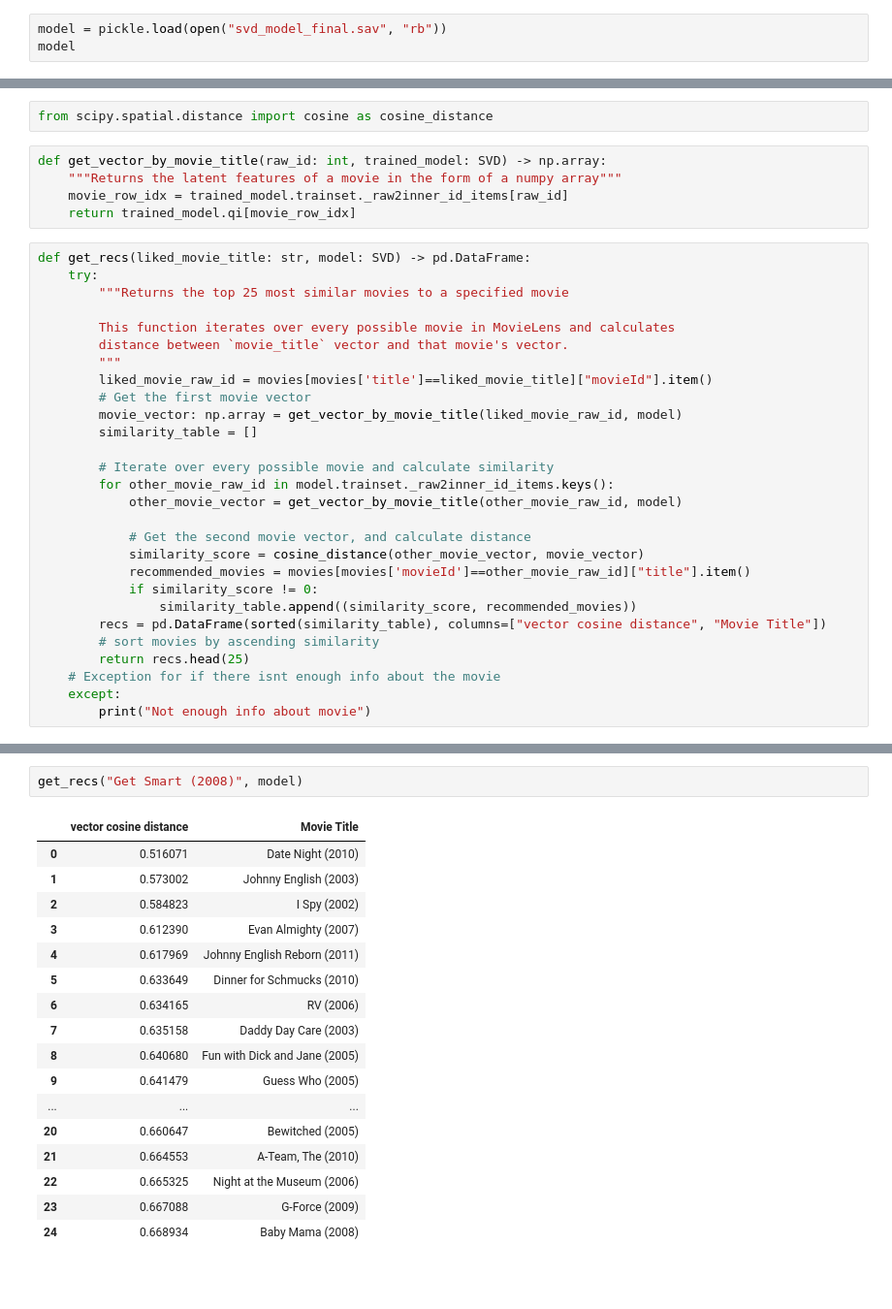
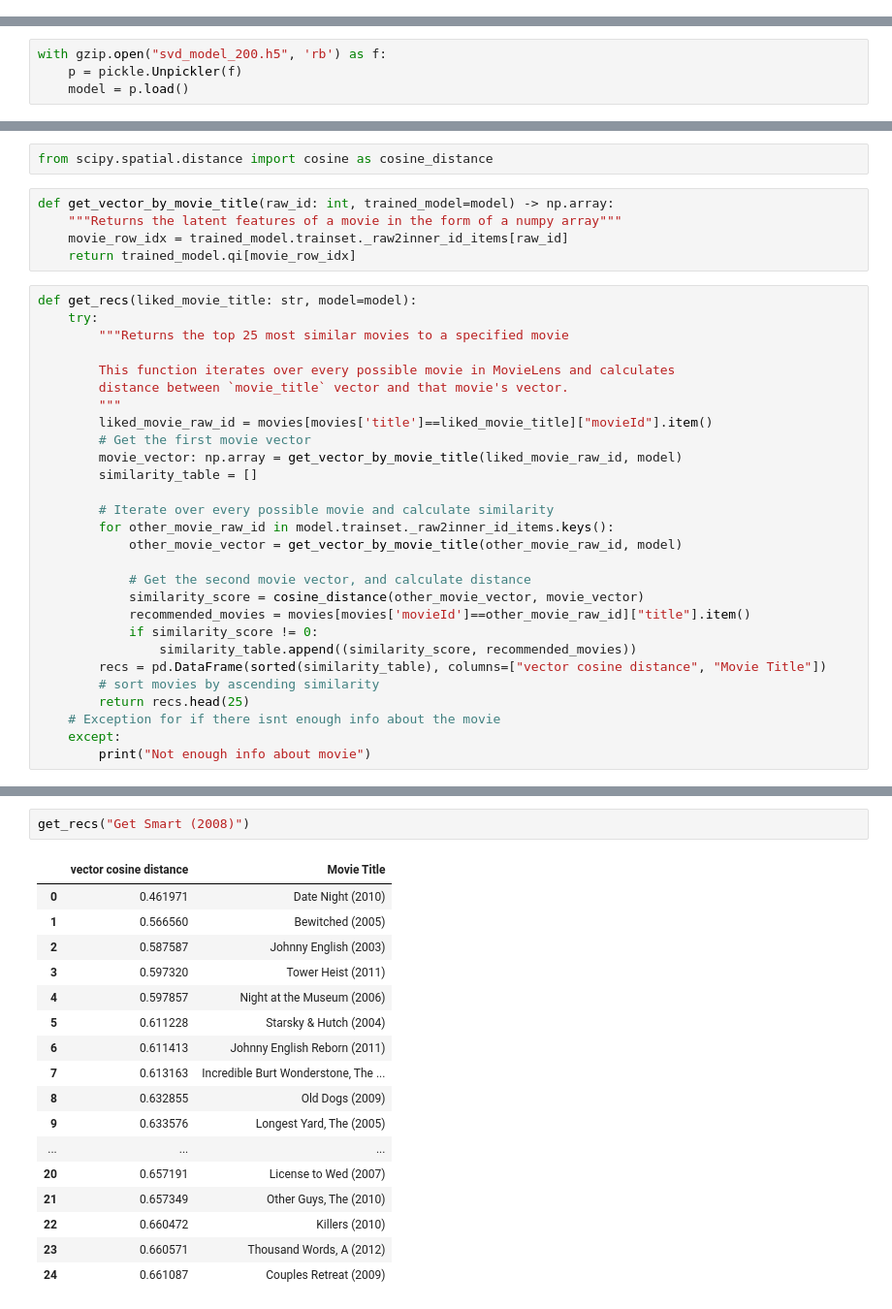
Before and after one commit to Techie5879/moviepp, a Jupyter notebook: predictor.ipynb, the cells around one changed output, grey strips where cells are left out. Shown at 97% size. Cells and saved outputs as stored; diff of their text form; blank space fills up the shorter version.

```diff
--- a/predictor.ipynb
+++ b/predictor.ipynb
@@ -22,6 +20,3 @@ movies
 | 62421 | 209169 | A Girl Thing (2001) | (no genres listed) |
 | 62422 | 209171 | Women of Devil's Island (1962) | Action|Adventure|Drama |
 62423 rows × 3 columns
-# %%
-model = pickle.load(open("svd_model_final.sav", "rb"))
-model
@@ -29,0 +23,4 @@ model
+# %%
+with gzip.open("svd_model_200.h5", 'rb') as f:
+    p = pickle.Unpickler(f)
+    model = p.load()
@@ -50,12 +51,12 @@ model.qi.shape
 # %%
 from scipy.spatial.distance import cosine as cosine_distance
 # %%
-def get_vector_by_movie_title(raw_id: int, trained_model: SVD) -> np.array:
+def get_vector_by_movie_title(raw_id: int, trained_model=model) -> np.array:
     """Returns the latent features of a movie in the form of a numpy array"""
     movie_row_idx = trained_model.trainset._raw2inner_id_items[raw_id]
     return trained_model.qi[movie_row_idx]
 # %%
-def get_recs(liked_movie_title: str, model: SVD) -> pd.DataFrame:
+def get_recs(liked_movie_title: str, model=model):
     try:
         """Returns the top 25 most similar movies to a specified movie
 
@@ -209,21 +210,21 @@ get_recs("Avengers: Age of Ultron (2015)", model)
 # %%
-get_recs("Get Smart (2008)", model)
+get_recs("Get Smart (2008)")
 # %% [output]
 |  | vector cosine distance | Movie Title |
-| 0 | 0.516071 | Date Night (2010) |
-| 1 | 0.573002 | Johnny English (2003) |
-| 2 | 0.584823 | I Spy (2002) |
-| 3 | 0.612390 | Evan Almighty (2007) |
-| 4 | 0.617969 | Johnny English Reborn (2011) |
-| 5 | 0.633649 | Dinner for Schmucks (2010) |
-| 6 | 0.634165 | RV (2006) |
-| 7 | 0.635158 | Daddy Day Care (2003) |
-| 8 | 0.640680 | Fun with Dick and Jane (2005) |
-| 9 | 0.641479 | Guess Who (2005) |
+| 0 | 0.461971 | Date Night (2010) |
+| 1 | 0.566560 | Bewitched (2005) |
+| 2 | 0.587587 | Johnny English (2003) |
+| 3 | 0.597320 | Tower Heist (2011) |
+| 4 | 0.597857 | Night at the Museum (2006) |
+| 5 | 0.611228 | Starsky & Hutch (2004) |
+| 6 | 0.611413 | Johnny English Reborn (2011) |
+| 7 | 0.613163 | Incredible Burt Wonderstone, The ... |
+| 8 | 0.632855 | Old Dogs (2009) |
+| 9 | 0.633576 | Longest Yard, The (2005) |
 | ... | ... | ... |
-| 20 | 0.660647 | Bewitched (2005) |
-| 21 | 0.664553 | A-Team, The (2010) |
-| 22 | 0.665325 | Night at the Museum (2006) |
-| 23 | 0.667088 | G-Force (2009) |
-| 24 | 0.668934 | Baby Mama (2008) |
+| 20 | 0.657191 | License to Wed (2007) |
+| 21 | 0.657349 | Other Guys, The (2010) |
+| 22 | 0.660472 | Killers (2010) |
+| 23 | 0.660571 | Thousand Words, A (2012) |
+| 24 | 0.661087 | Couples Retreat (2009) |
 # %%
```
Also changed, not shown: parts of 15 cells of this notebook.
